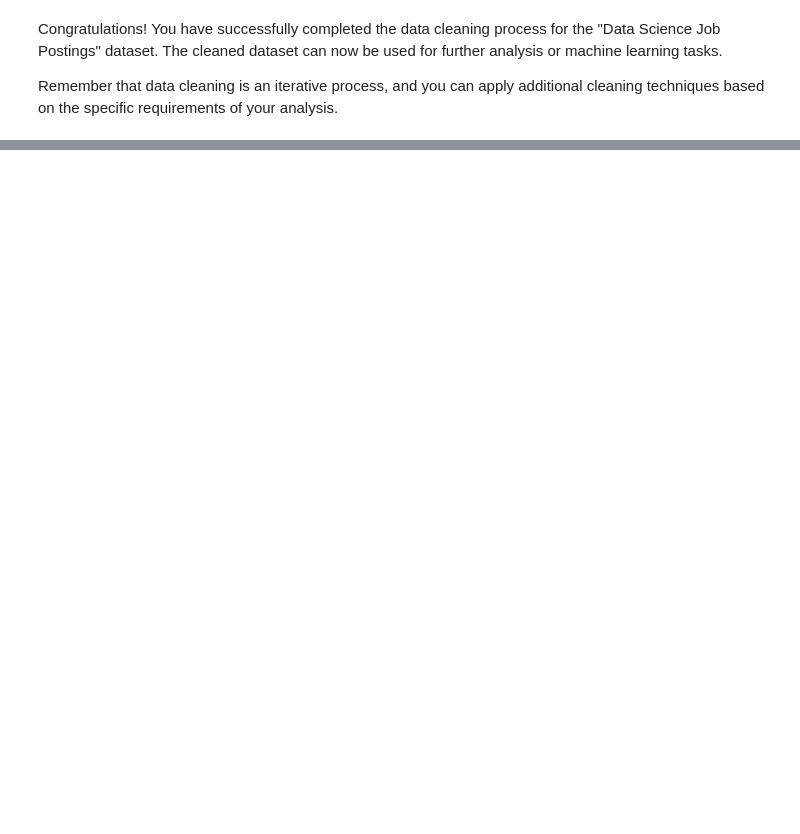
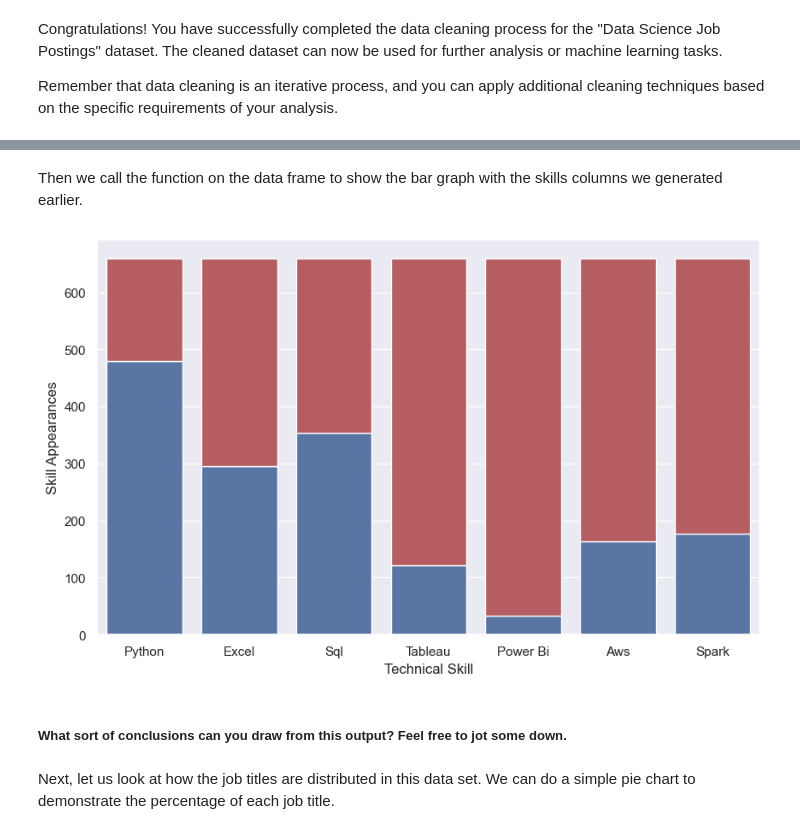
Before and after one commit to danny-moncada/bi_master_plan_python_tutorial, a Jupyter notebook: BI_Master_Plan_Data_Cleaning_Tutorial.ipynb, the cells around one changed output, grey strips where cells are left out. Drawn from its saved outputs; the diff is of its cells as text; code cells hidden in the pictures; blank space fills up the shorter version.

```diff
--- a/BI_Master_Plan_Data_Cleaning_Tutorial.ipynb
+++ b/BI_Master_Plan_Data_Cleaning_Tutorial.ipynb
@@ -597,0 +710,2 @@ Remember that data cleaning is an iterative process, and you can apply additiona
+# %%
+ds_vis_df = pd.read_csv('data files\Glassdoor_DS_Jobs_Final.csv')
@@ -597,0 +733,16 @@ Remember that data cleaning is an iterative process, and you can apply additiona
+# %%
+def plot_skill_appearances(df, skill_columns):
+    counts_1 = [len(df.loc[df[column] == 1, column]) for column in skill_columns]
+    counts_0 = [len(df.loc[df[column] == 0, column]) for column in skill_columns]
+
+    x = skill_columns
+    y1 = counts_1
+    y2 = counts_0
+
+    sns.set()
+    plt.figure(figsize=(10, 6))
+    sns.barplot(x=x, y=y1, color='b')
+    sns.barplot(x=x, y=y2, bottom=y1, color='r')
+    plt.xlabel('Technical Skill')
+    plt.ylabel('Skill Appearances')
+    plt.show()
@@ -597,0 +758,11 @@ Remember that data cleaning is an iterative process, and you can apply additiona
+# %% [markdown]
+Then we call the function on the data frame to show the bar graph with the skills columns we generated earlier.
+# %%
+skills = ['Python', 'Excel', 'Sql', 'Tableau', 'Power Bi', 'Aws', 'Spark']
+plot_skill_appearances(ds_vis_df, skills)
+# %% [output]
+[figure, added]
+# %% [markdown]
+##### What sort of conclusions can you draw from this output?  Feel free to jot some down.
+# %% [markdown]
+Next, let us look at how the job titles are distributed in this data set.  We can do a simple pie chart to demonstrate the percentage of each job title.
```
Also changed, not shown: parts of 62 cells of this notebook.
